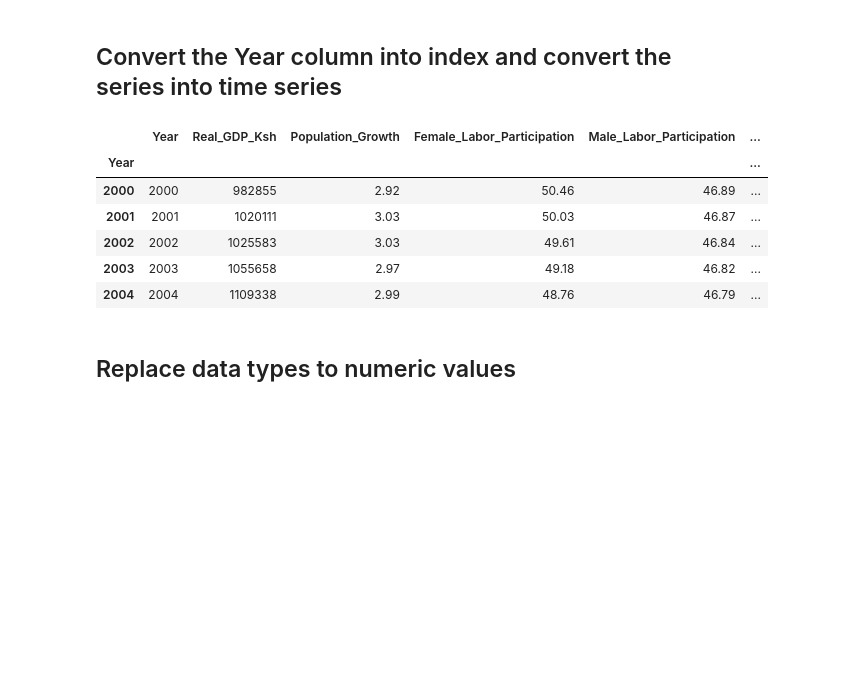
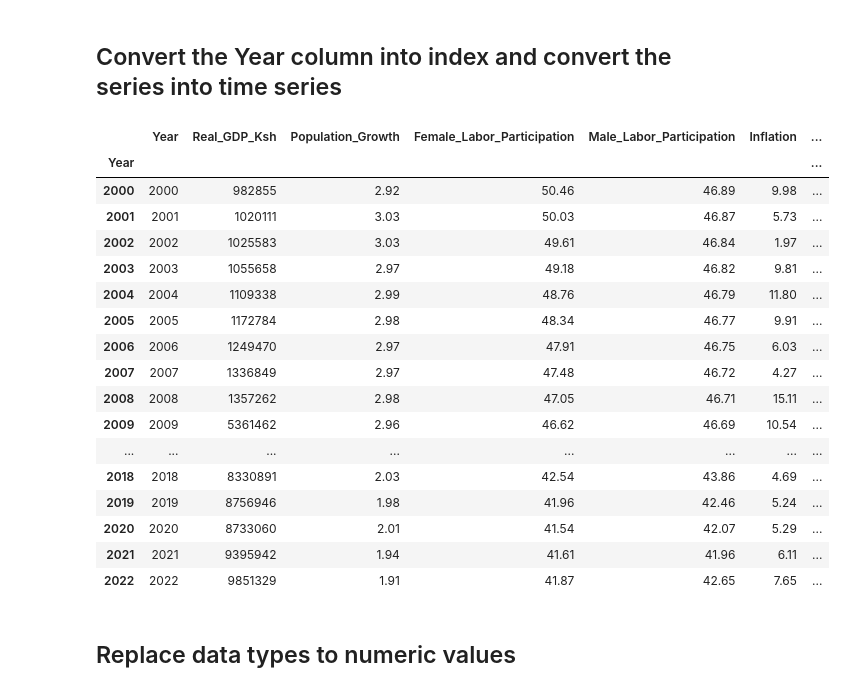
Before and after one commit to Edna722/Omdena-Machakos-Unemployment, a Jupyter notebook: feature_engineering_final.ipynb, the cells around one changed output. Drawn from its saved outputs; the diff is of its cells as text; code cells hidden in the pictures; blank space fills up the shorter version.

```diff
--- a/feature_engineering_final.ipynb
+++ b/feature_engineering_final.ipynb
@@ -111,15 +119,26 @@ unemployment_historical
 ## Convert the Year column into index and convert the series into time series
 # %%
 unemployment_historical.index=pd.to_datetime(unemployment_historical['Year'],format='%Y').dt.year
-unemployment_historical.head()
+unemployment_historical
 # %% [output]
-|  | Year | Real_GDP_Ksh | Population_Growth | Female_Labor_Participation | Male_Labor_Participation | ... |
-| Year |  |  |  |  |  | ... |
-| 2000 | 2000 | 982855 | 2.92 | 50.46 | 46.89 | ... |
-| 2001 | 2001 | 1020111 | 3.03 | 50.03 | 46.87 | ... |
-| 2002 | 2002 | 1025583 | 3.03 | 49.61 | 46.84 | ... |
-| 2003 | 2003 | 1055658 | 2.97 | 49.18 | 46.82 | ... |
-| 2004 | 2004 | 1109338 | 2.99 | 48.76 | 46.79 | ... |
+|  | Year | Real_GDP_Ksh | Population_Growth | Female_Labor_Participation | Male_Labor_Participation | Inflation | ... |
+| Year |  |  |  |  |  |  | ... |
+| 2000 | 2000 | 982855 | 2.92 | 50.46 | 46.89 | 9.98 | ... |
+| 2001 | 2001 | 1020111 | 3.03 | 50.03 | 46.87 | 5.73 | ... |
+| 2002 | 2002 | 1025583 | 3.03 | 49.61 | 46.84 | 1.97 | ... |
+| 2003 | 2003 | 1055658 | 2.97 | 49.18 | 46.82 | 9.81 | ... |
+| 2004 | 2004 | 1109338 | 2.99 | 48.76 | 46.79 | 11.80 | ... |
+| 2005 | 2005 | 1172784 | 2.98 | 48.34 | 46.77 | 9.91 | ... |
+| 2006 | 2006 | 1249470 | 2.97 | 47.91 | 46.75 | 6.03 | ... |
+| 2007 | 2007 | 1336849 | 2.97 | 47.48 | 46.72 | 4.27 | ... |
+| 2008 | 2008 | 1357262 | 2.98 | 47.05 | 46.71 | 15.11 | ... |
+| 2009 | 2009 | 5361462 | 2.96 | 46.62 | 46.69 | 10.54 | ... |
+| ... | ... | ... | ... | ... | ... | ... | ... |
+| 2018 | 2018 | 8330891 | 2.03 | 42.54 | 43.86 | 4.69 | ... |
+| 2019 | 2019 | 8756946 | 1.98 | 41.96 | 42.46 | 5.24 | ... |
+| 2020 | 2020 | 8733060 | 2.01 | 41.54 | 42.07 | 5.29 | ... |
+| 2021 | 2021 | 9395942 | 1.94 | 41.61 | 41.96 | 6.11 | ... |
+| 2022 | 2022 | 9851329 | 1.91 | 41.87 | 42.65 | 7.65 | ... |
 # %% [markdown]
 ## Replace data types to numeric values
 # %%
```
Also changed, not shown: parts of 13 cells of this notebook.
